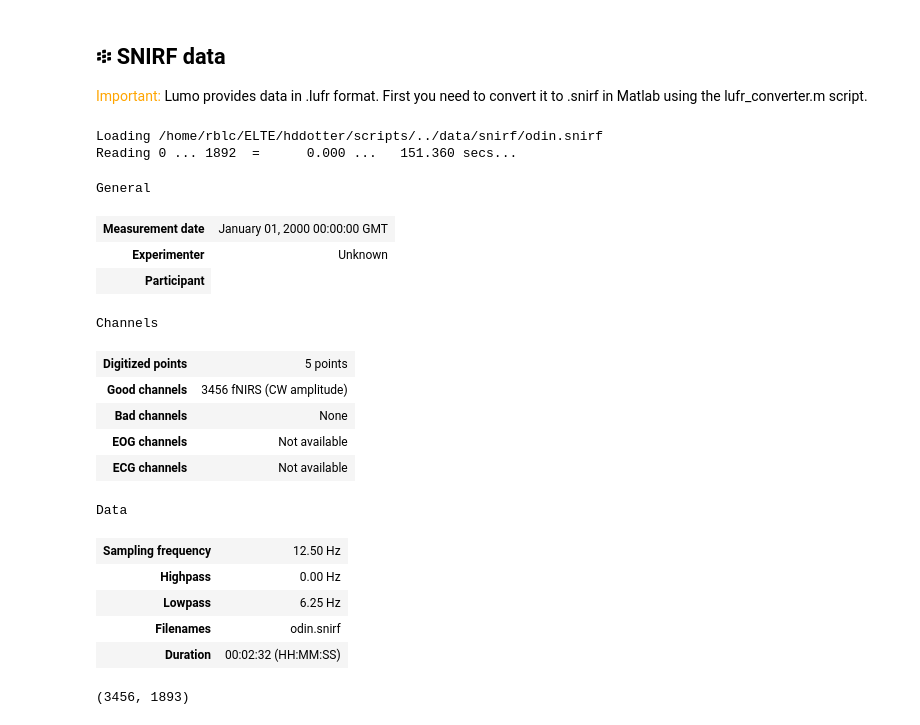
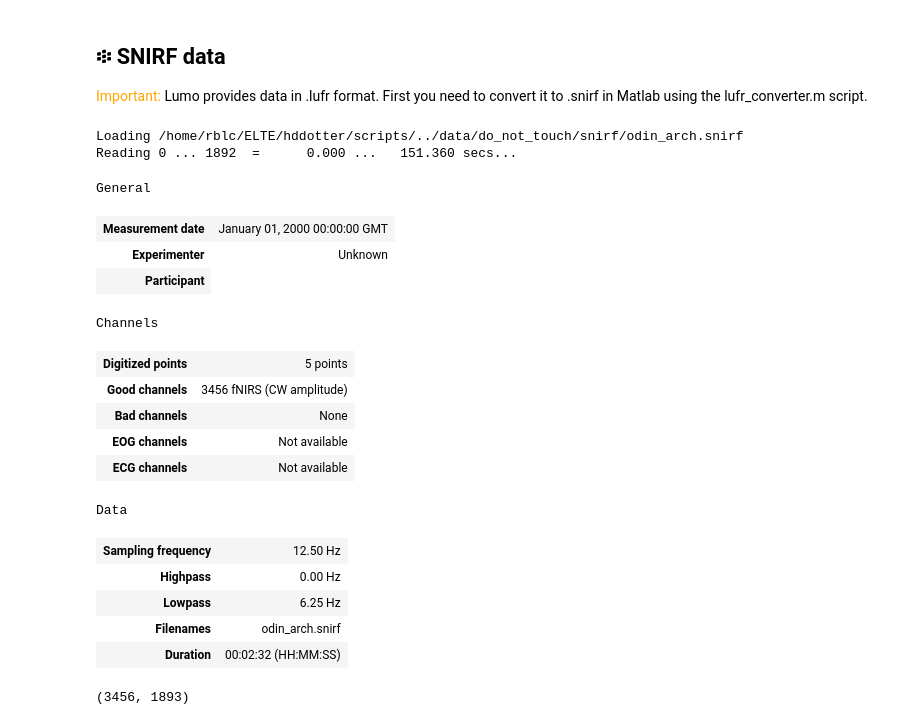
Before and after one commit to iamrblc/hddotter, a Jupyter notebook: scripts/hddotter.ipynb, the cells around one changed output. Drawn from its saved outputs; the diff is of its cells as text; code cells hidden in the pictures.

Commit message:
Updated file paths to meet the new structure.

```diff
--- a/scripts/hddotter.ipynb
+++ b/scripts/hddotter.ipynb
@@ -52,29 +52,29 @@ template_name = 'odin'
 <span style="color:orange">Important:</span> Lumo provides data in .lufr format. First you need to convert it to .snirf in Matlab using the lufr_converter.m script.
 # %%
 # Path to the data (Do not touch)
-snirf_path = '../data/snirf/' + subject_name + '.snirf'
+snirf_path = '../data/do_not_touch/snirf/' + subject_name + '.snirf'
 
 # This reads the data and displays the main information (Do not touch)
 raw = mne.io.read_raw_snirf(snirf_path, preload=True)
 raw
 # %% [output]
-Loading /home/rblc/ELTE/hddotter/scripts/../data/snirf/odin.snirf
+Loading /home/rblc/ELTE/hddotter/scripts/../data/do_not_touch/snirf/odin_arch.snirf
 Reading 0 ... 1892  =      0.000 ...   151.360 secs...
 General
 | Measurement date | January 01, 2000 00:00:00 GMT |
 | Experimenter | Unknown |
 | Participant |
 Channels
 | Digitized points | 5 points |
 | Good channels | 3456 fNIRS (CW amplitude) |
 | Bad channels | None |
 | EOG channels | Not available |
 | ECG channels | Not available |
 Data
 | Sampling frequency | 12.50 Hz |
 | Highpass | 0.00 Hz |
 | Lowpass | 6.25 Hz |
-| Filenames | odin.snirf |
+| Filenames | odin_arch.snirf |
 | Duration | 00:02:32 (HH:MM:SS) |
 # %%
 raw.get_data().shape
```
Also changed, not shown: parts of 2 cells of this notebook.
